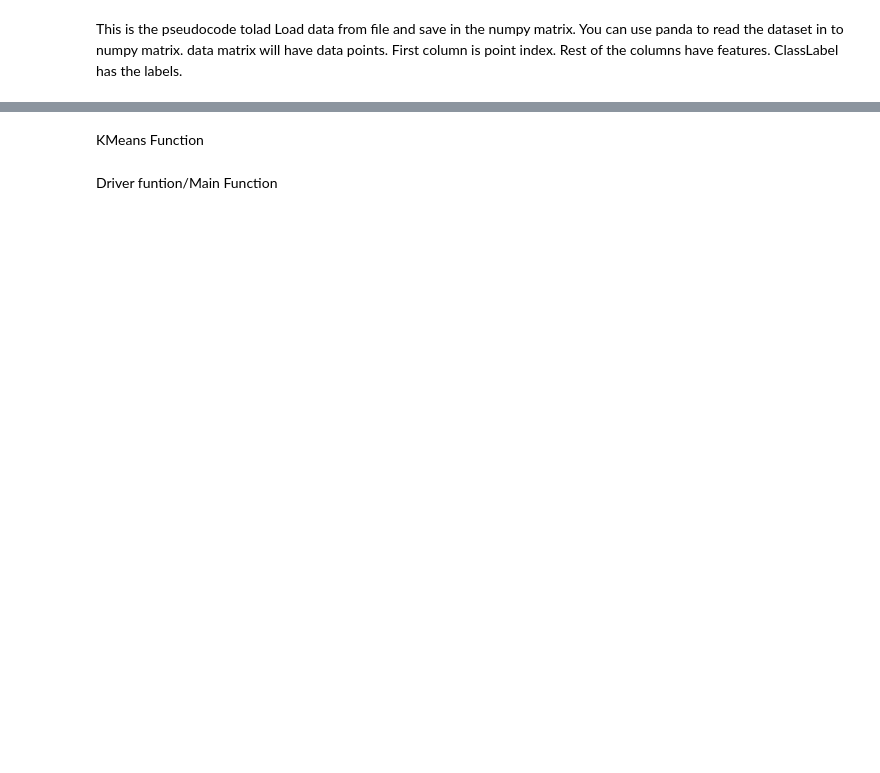
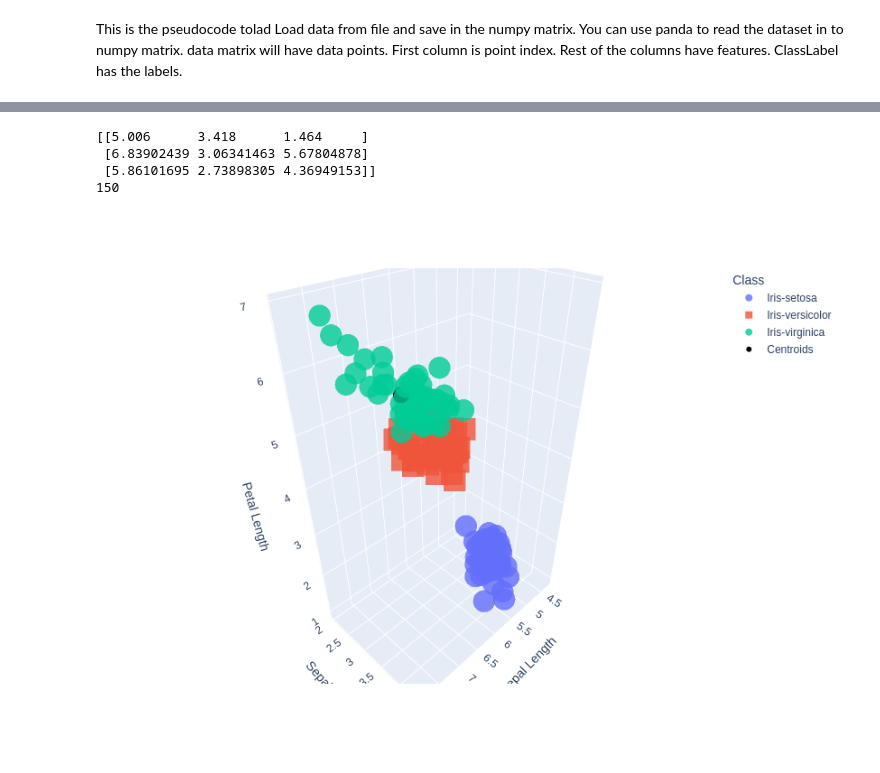
Before and after one commit to SyedT1/Data-Mining-CSC417, a Jupyter notebook: Week 3/KMeansAssignment.ipynb, the cells around one changed output, grey strips where cells are left out. Cells and saved outputs as stored; diff of their text form; code cells hidden in the pictures; blank space fills up the shorter version.

```diff
--- a/Week 3/KMeansAssignment.ipynb
+++ b/Week 3/KMeansAssignment.ipynb
@@ -33 +57,7 @@ simple centroid initialization function
+# %%
+def initialize_centroids_simple(data, dimension, k):
+    centroids = np.zeros((k, dimension))
+    random_indices = np.random.choice(len(data), k, replace=False)
+    centroids = data[random_indices]
+    return centroids
 # %%
@@ -43,10 +68,0 @@ Centroid initilization using min max
-# %%
-def initialize_centroids(data, dimension, k):
-    centroids = np.array([[0 for _ in range(dimension)] for _ in range(k)])
-    max_feature_vals =  np.array([0 for _ in range(dimension)])
-    min_feature_vals =  np.array([float('inf') for _ in range(dimension)])
-    # TO DO
-    # Calculate max feature and min feture value for each dimension
-    #diff: max - min for each dimension
-    # for each centroid, in each dimension assign centroids[j][i] = min_feature_val + diff * random.uniform(1e-5, 1)
-    return centroids
@@ -55,10 +69,7 @@ Calculate eucledian distance
 # %%
 def get_euclidean_distance(p1, p2):
-    distance = -1.0
-    #Write your code
+    distance = np.linalg.norm(p1 - p2)
     return distance
-# %% [markdown]
-KMeans Function
 # %%
 def kmeans(data, dimension, k):
     N = np.size(data, 0)
@@ -101,2 +116,0 @@ def kmeans(data, dimension, k):
-# %% [markdown]
-Driver funtion/Main Function
@@ -127,0 +117,40 @@ if __name__ == "__main__":
+# %%
+import numpy as np
+import pandas as pd
+import plotly.express as px
+
+def load(input_filename):
+    data = np.genfromtxt(input_filename, delimiter=',', dtype=float, usecols=(0, 1, 2, 3))
+    class_label = np.genfromtxt(input_filename, delimiter=',', dtype=str, usecols=4)
+    return data, class_label
+
+def main():
+    input_filename = 'iris.data'
+    data, class_label = load(input_filename)
+
+    dimension = data.shape[1]
+    dimension = dimension - 1
+
+    centroids, cluster_affiliation = kmeans(data[:, :dimension], dimension, 3)
+    print(centroids)
+    df = pd.DataFrame(data, columns=['Sepal Length', 'Sepal Width', 'Petal Length', 'Petal Width'])
+    df['Class'] = class_label
+    fig = px.scatter_3d(df, x='Sepal Length', y='Sepal Width', z='Petal Length', color='Class',
+                        symbol='Class', symbol_map={'Iris-setosa': 'circle', 'Iris-versicolor': 'square', 'Iris-virginica': 'circle'},
+                        opacity=0.8, width=800, height=600)
+
+    fig.add_scatter3d(x=centroids[:, 0], y=centroids[:, 1], z=centroids[:, 2], mode='markers',
+                      marker=dict(color='black', symbol='circle', size=6), name='Centroids')
+
+    fig.update_layout(scene=dict(xaxis_title='Sepal Length', yaxis_title='Sepal Width', zaxis_title='Petal Length'))
+
+    fig.show()
+
+if __name__ == "__main__":
+    main()
+# %% [output]
+[[5.006      3.418      1.464     ]
+ [6.83902439 3.06341463 5.67804878]
+ [5.86101695 2.73898305 4.36949153]]
+150
+[figure, added]
```
Also changed, not shown: parts of 11 cells of this notebook.
